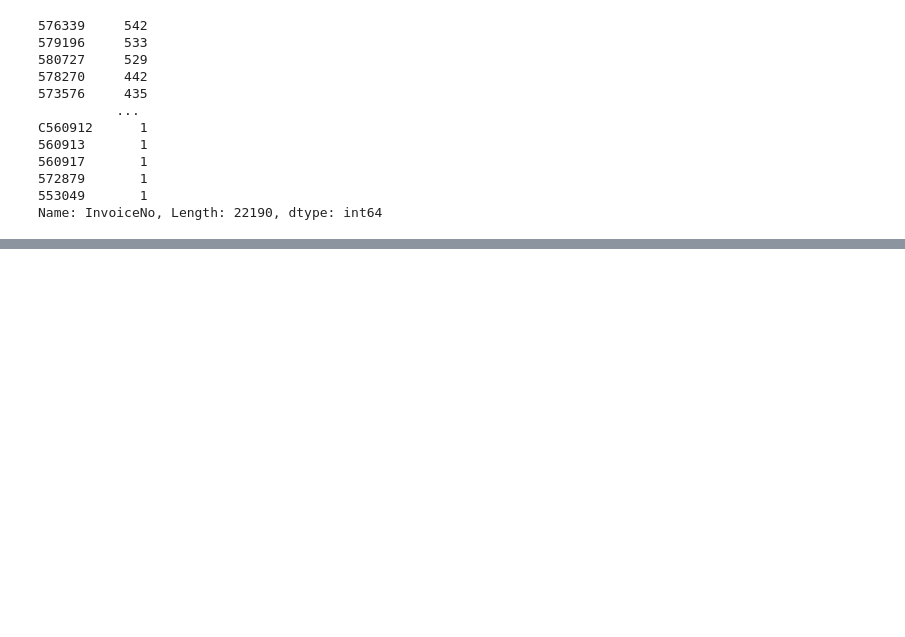
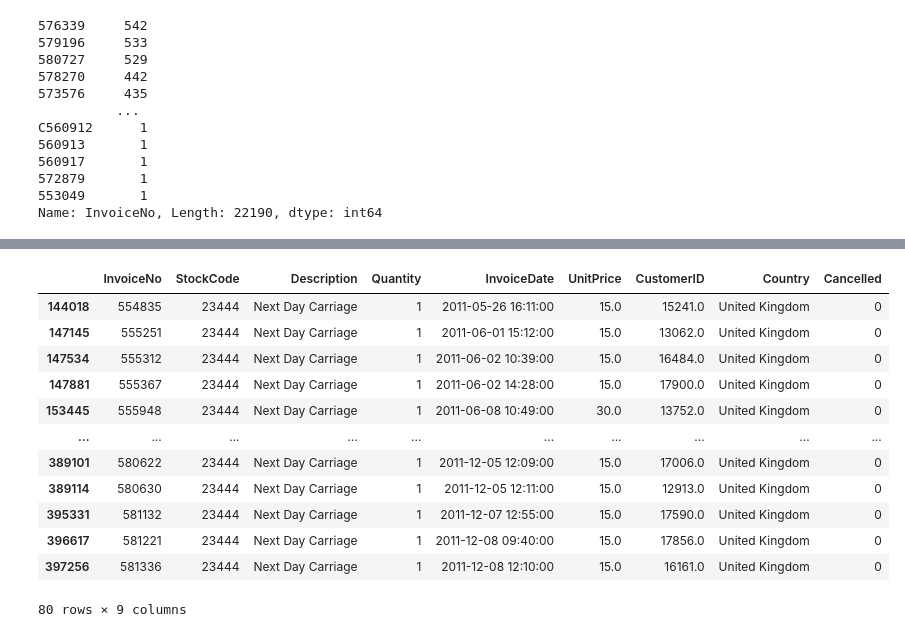
Before and after one commit to fabrizi0rigodanz0/Customer_Churn_Prediction_ML, a Jupyter notebook: notebook/notebook.ipynb, the cells around one changed output, grey strips where cells are left out. Saved outputs shown, nothing was run; the diff lists cells and outputs as text; code cells hidden in the pictures; blank space fills up the shorter version.

```diff
--- a/notebook/notebook.ipynb
+++ b/notebook/notebook.ipynb
@@ -310,0 +526,4 @@ Name: InvoiceNo, Length: 22190, dtype: int64
+# %%
+#get the non upper case descriptions
+non_upper_case_descriptions = df[~df['Description'].str.isupper()]
+non_upper_case_descriptions['Description'].value_counts()
@@ -310,0 +551,16 @@ Name: InvoiceNo, Length: 22190, dtype: int64
+# %%
+non_upper_case_descriptions[non_upper_case_descriptions['Description']== 'Next Day Carriage']
+# %% [output]
+|  | InvoiceNo | StockCode | Description | Quantity | InvoiceDate | UnitPrice | CustomerID | Country | Cancelled |
+| 144018 | 554835 | 23444 | Next Day Carriage | 1 | 2011-05-26 16:11:00 | 15.0 | 15241.0 | United Kingdom | 0 |
+| 147145 | 555251 | 23444 | Next Day Carriage | 1 | 2011-06-01 15:12:00 | 15.0 | 13062.0 | United Kingdom | 0 |
+| 147534 | 555312 | 23444 | Next Day Carriage | 1 | 2011-06-02 10:39:00 | 15.0 | 16484.0 | United Kingdom | 0 |
+| 147881 | 555367 | 23444 | Next Day Carriage | 1 | 2011-06-02 14:28:00 | 15.0 | 17900.0 | United Kingdom | 0 |
+| 153445 | 555948 | 23444 | Next Day Carriage | 1 | 2011-06-08 10:49:00 | 30.0 | 13752.0 | United Kingdom | 0 |
+| ... | ... | ... | ... | ... | ... | ... | ... | ... | ... |
+| 389101 | 580622 | 23444 | Next Day Carriage | 1 | 2011-12-05 12:09:00 | 15.0 | 17006.0 | United Kingdom | 0 |
+| 389114 | 580630 | 23444 | Next Day Carriage | 1 | 2011-12-05 12:11:00 | 15.0 | 12913.0 | United Kingdom | 0 |
+| 395331 | 581132 | 23444 | Next Day Carriage | 1 | 2011-12-07 12:55:00 | 15.0 | 17590.0 | United Kingdom | 0 |
+| 396617 | 581221 | 23444 | Next Day Carriage | 1 | 2011-12-08 09:40:00 | 15.0 | 17856.0 | United Kingdom | 0 |
+| 397256 | 581336 | 23444 | Next Day Carriage | 1 | 2011-12-08 12:10:00 | 15.0 | 16161.0 | United Kingdom | 0 |
+80 rows × 9 columns
```
Also changed, not shown: parts of 37 cells of this notebook.
